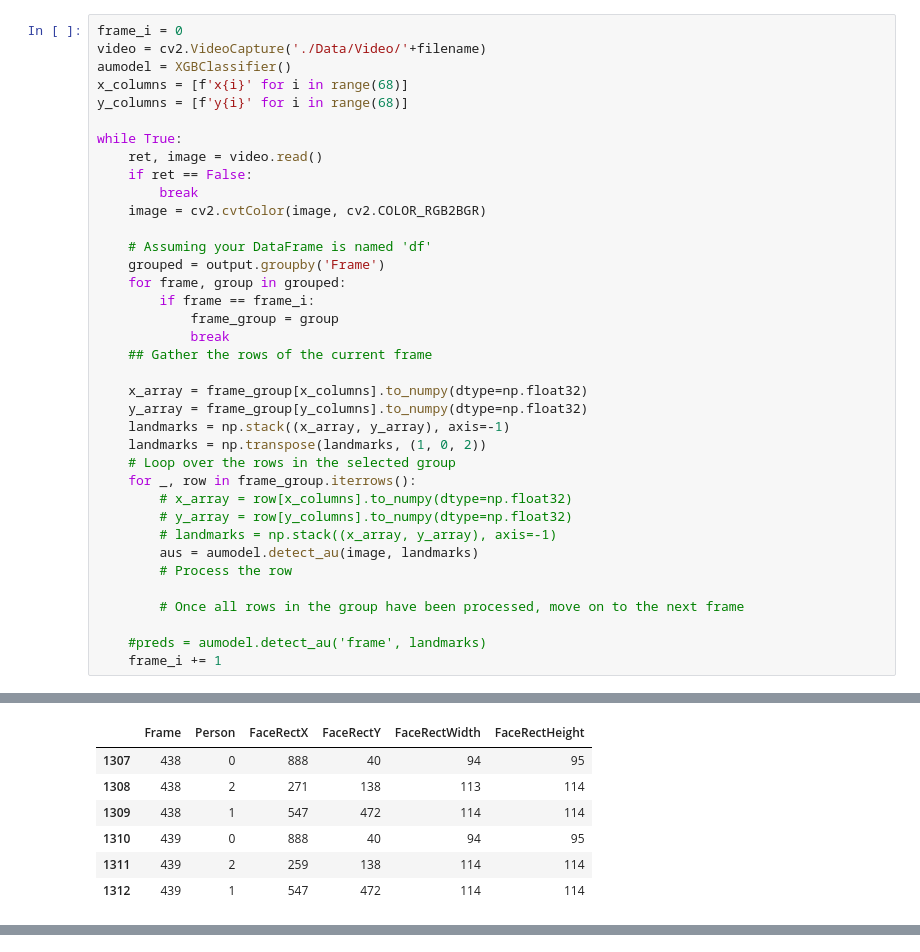
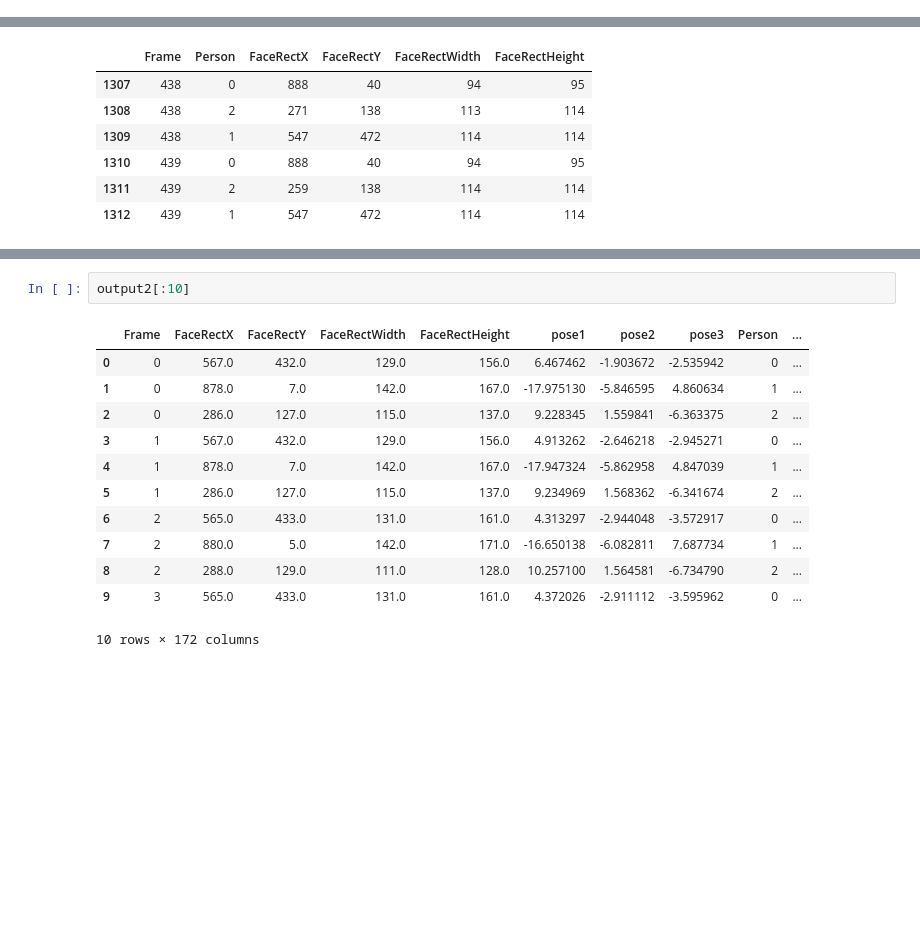
Before and after one commit to ramon284/Interest-predictor, a Jupyter notebook: pipeline.ipynb, the cells around one changed output, grey strips where cells are left out. Cells and saved outputs as stored; diff of their text form; blank space fills up the shorter version.

```diff
--- a/pipeline.ipynb
+++ b/pipeline.ipynb
@@ -169,40 +160,3 @@ output = face_tracker.runDetectionTrackOnly(output, False)
 face_tracker.saveCSV(output)
 # %% [output]
 Video loaded? :  True
-# %%
-frame_i = 0
-video = cv2.VideoCapture('./Data/Video/'+filename)
-aumodel = XGBClassifier()
-x_columns = [f'x{i}' for i in range(68)]
-y_columns = [f'y{i}' for i in range(68)]
-
-while True:
-    ret, image = video.read()
-    if ret == False:
-        break
-    image = cv2.cvtColor(image, cv2.COLOR_RGB2BGR)
-
-    # Assuming your DataFrame is named 'df'
-    grouped = output.groupby('Frame')
-    for frame, group in grouped:
-        if frame == frame_i:
-            frame_group = group
-            break
-    ## Gather the rows of the current frame
-
-    x_array = frame_group[x_columns].to_numpy(dtype=np.float32)
-    y_array = frame_group[y_columns].to_numpy(dtype=np.float32)
-    landmarks = np.stack((x_array, y_array), axis=-1)
-    landmarks = np.transpose(landmarks, (1, 0, 2))
-    # Loop over the rows in the selected group
-    for _, row in frame_group.iterrows():
-        # x_array = row[x_columns].to_numpy(dtype=np.float32)
-        # y_array = row[y_columns].to_numpy(dtype=np.float32)
-        # landmarks = np.stack((x_array, y_array), axis=-1)
-        aus = aumodel.detect_au(image, landmarks)
-        # Process the row
-
-        # Once all rows in the group have been processed, move on to the next frame
-
-    #preds = aumodel.detect_au('frame', landmarks)
-    frame_i += 1
@@ -348,0 +251,15 @@ Error:
+# %%
+output2[:10]
+# %% [output]
+|  | Frame | FaceRectX | FaceRectY | FaceRectWidth | FaceRectHeight | pose1 | pose2 | pose3 | Person | ... |
+| 0 | 0 | 567.0 | 432.0 | 129.0 | 156.0 | 6.467462 | -1.903672 | -2.535942 | 0 | ... |
+| 1 | 0 | 878.0 | 7.0 | 142.0 | 167.0 | -17.975130 | -5.846595 | 4.860634 | 1 | ... |
+| 2 | 0 | 286.0 | 127.0 | 115.0 | 137.0 | 9.228345 | 1.559841 | -6.363375 | 2 | ... |
+| 3 | 1 | 567.0 | 432.0 | 129.0 | 156.0 | 4.913262 | -2.646218 | -2.945271 | 0 | ... |
+| 4 | 1 | 878.0 | 7.0 | 142.0 | 167.0 | -17.947324 | -5.862958 | 4.847039 | 1 | ... |
+| 5 | 1 | 286.0 | 127.0 | 115.0 | 137.0 | 9.234969 | 1.568362 | -6.341674 | 2 | ... |
+| 6 | 2 | 565.0 | 433.0 | 131.0 | 161.0 | 4.313297 | -2.944048 | -3.572917 | 0 | ... |
+| 7 | 2 | 880.0 | 5.0 | 142.0 | 171.0 | -16.650138 | -6.082811 | 7.687734 | 1 | ... |
+| 8 | 2 | 288.0 | 129.0 | 111.0 | 128.0 | 10.257100 | 1.564581 | -6.734790 | 2 | ... |
+| 9 | 3 | 565.0 | 433.0 | 131.0 | 161.0 | 4.372026 | -2.911112 | -3.595962 | 0 | ... |
+10 rows × 172 columns
```
Also changed, not shown: parts of 7 cells of this notebook.
